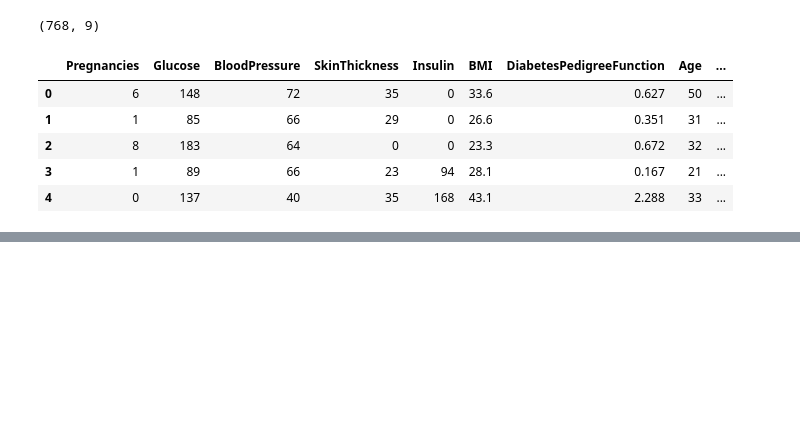
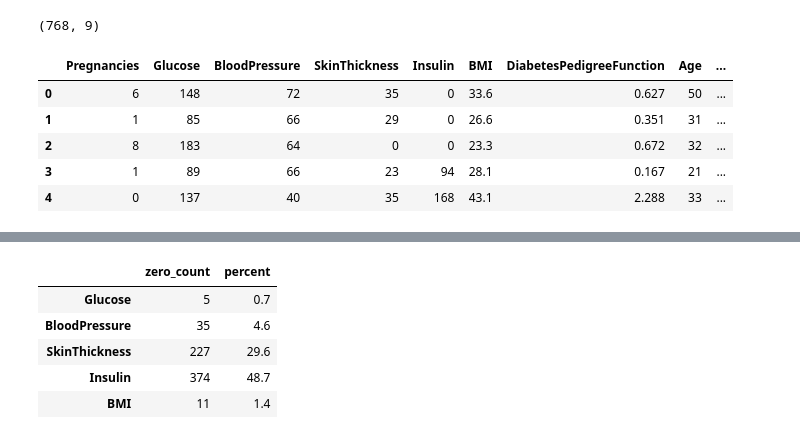
Before and after one commit to Koroush-Mashayekh/diabetes-risk-prediction, a Jupyter notebook: notebooks/01_eda.ipynb, the cells around one changed output, grey strips where cells are left out. Cells and saved outputs as stored; diff of their text form; code cells hidden in the pictures; blank space fills up the shorter version.

Commit message:
EDA: data overview and hidden missing values.

```diff
--- a/notebooks/01_eda.ipynb
+++ b/notebooks/01_eda.ipynb
@@ -17,0 +63,13 @@ df.head()
+# %%
+cols_with_hidden_missing = ["Glucose", "BloodPressure", "SkinThickness", "Insulin", "BMI" ]
+zero_counts = (df[cols_with_hidden_missing] == 0).sum()
+zero_percent = (zero_counts/len(df) * 100).round(1)
+
+pd.DataFrame({"zero_count" : zero_counts , "percent": zero_percent})
+# %% [output]
+|  | zero_count | percent |
+| Glucose | 5 | 0.7 |
+| BloodPressure | 35 | 4.6 |
+| SkinThickness | 227 | 29.6 |
+| Insulin | 374 | 48.7 |
+| BMI | 11 | 1.4 |
```
Also changed, not shown: parts of 4 cells of this notebook.
